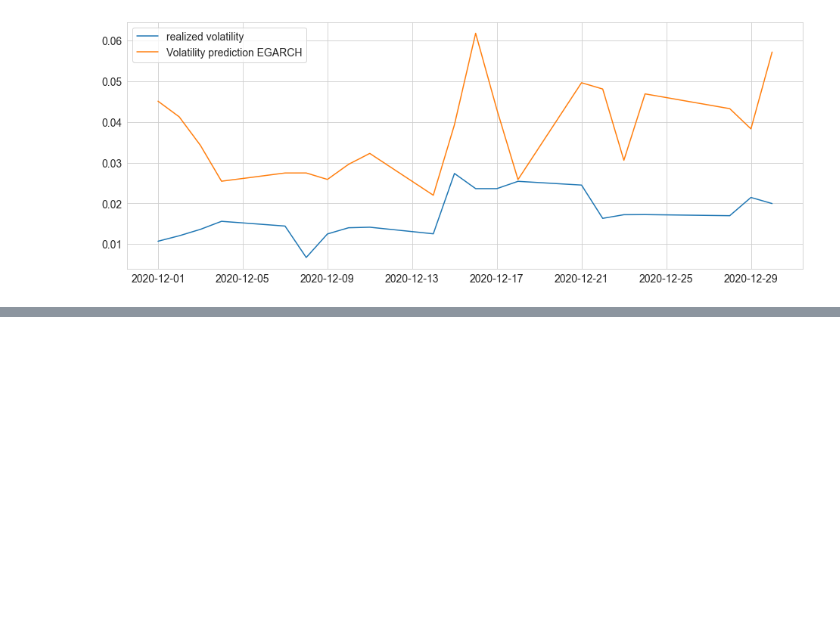
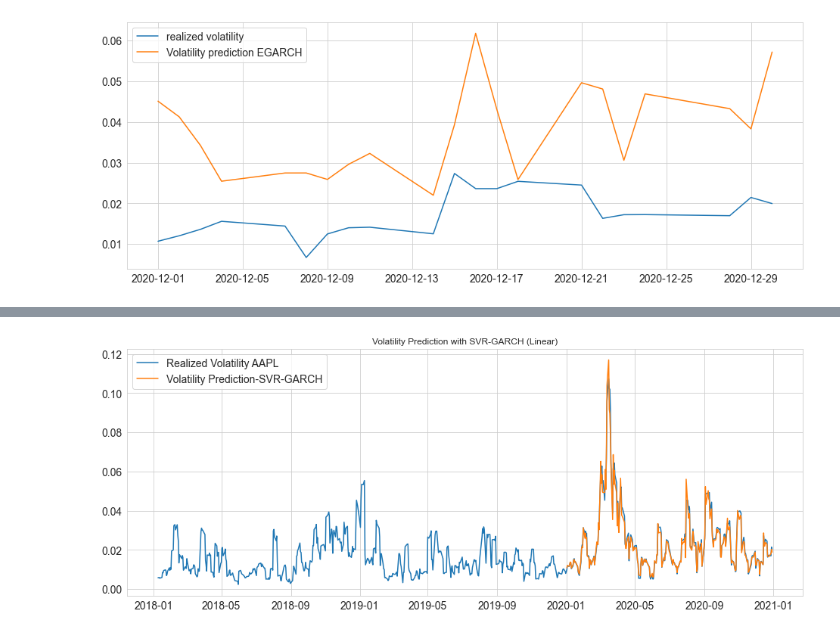
Before and after one commit to corentinwerenne/volatility_prediction, a Jupyter notebook: main.ipynb, the cells around one changed output, grey strips where cells are left out. Drawn from its saved outputs; the diff is of its cells as text; code cells hidden in the pictures; blank space fills up the shorter version.

```diff
--- a/main.ipynb
+++ b/main.ipynb
@@ -300,0 +370,18 @@ plt.show()
+# %%
+svr_poly = SVR(kernel='poly', degree=2)
+svr_lin = SVR(kernel='linear')
+svr_rbf = SVR(kernel='rbf')
+# %%
+n=252
+para_grid = {'gamma': sp_rand(),
+             'C': sp_rand(),
+             'epsilon': sp_rand()}
+clf = RandomizedSearchCV(svr_lin, para_grid)
+clf.fit(X.iloc[:-n].values, realized_vol_aapl.iloc[1:-(n-1)].values.reshape(-1,))
+predict_svr_lin = clf.predict(X.iloc[-n:])
+# %%
+predict_svr_lin = pd.DataFrame(predict_svr_lin)
+predict_svr_lin.index = returns['AAPL'].iloc[-n:].index
+# %%
+realized_vol_aapl.index = returns['AAPL'].iloc[4:].index
+realized_vol_aapl.index
@@ -300,0 +397,8 @@ plt.show()
+# %%
+plt.plot(realized_vol_aapl / 100, label='Realized Volatility AAPL')
+plt.plot(predict_svr_lin / 100, label='Volatility Prediction-SVR-GARCH')
+plt.title('Volatility Prediction with SVR-GARCH (Linear)', fontsize=12)
+plt.legend()
+plt.show()
+# %% [output]
+[figure, added]
```
Also changed, not shown: parts of 13 cells of this notebook.
